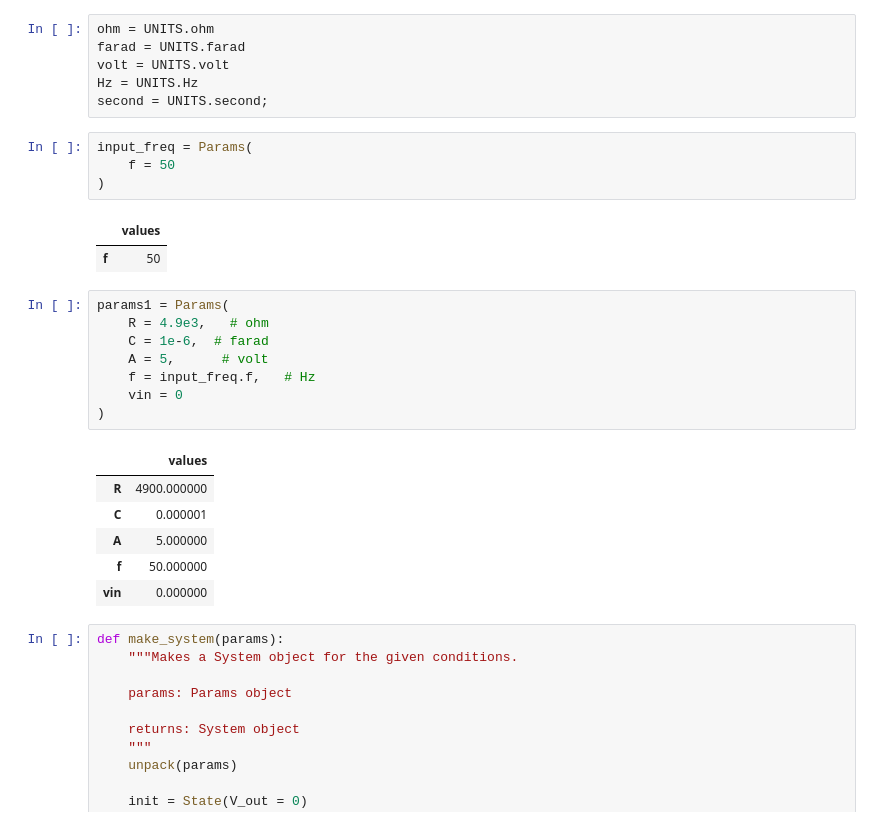
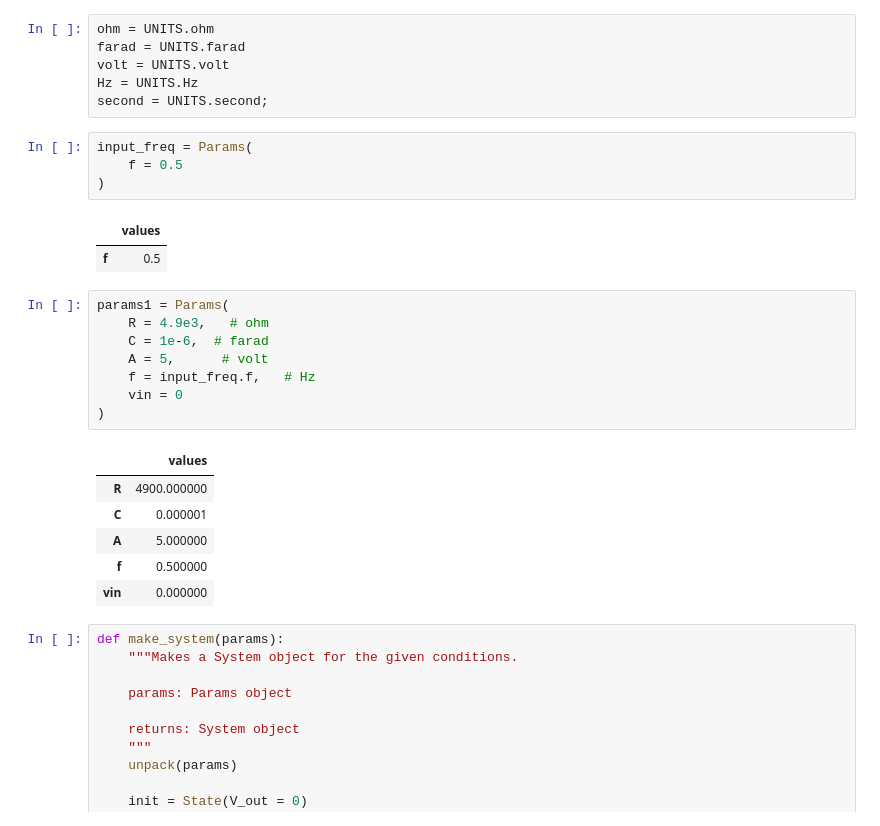
Before and after one commit to ThomasJagielski/ModSimPy, a Jupyter notebook: code/EKG Circuit Optimization Final.ipynb, the cells around one changed output. Drawn from its saved outputs; the diff is of its cells as text.

```diff
--- a/code/EKG Circuit Optimization Final.ipynb
+++ b/code/EKG Circuit Optimization Final.ipynb
@@ -17,11 +17,11 @@ Hz = UNITS.Hz
 second = UNITS.second;
 # %%
 input_freq = Params(
-    f = 50
+    f = 0.5
 )
 # %% [output]
 |  | values |
-| f | 50 |
+| f | 0.5 |
 # %%
 params1 = Params(
     R = 4.9e3,   # ohm
@@ -35,7 +35,7 @@ params1 = Params(
 | R | 4900.000000 |
 | C | 0.000001 |
 | A | 5.000000 |
-| f | 50.000000 |
+| f | 0.500000 |
 | vin | 0.000000 |
 # %%
 def make_system(params):
```
Also changed, not shown: parts of 19 cells of this notebook.
